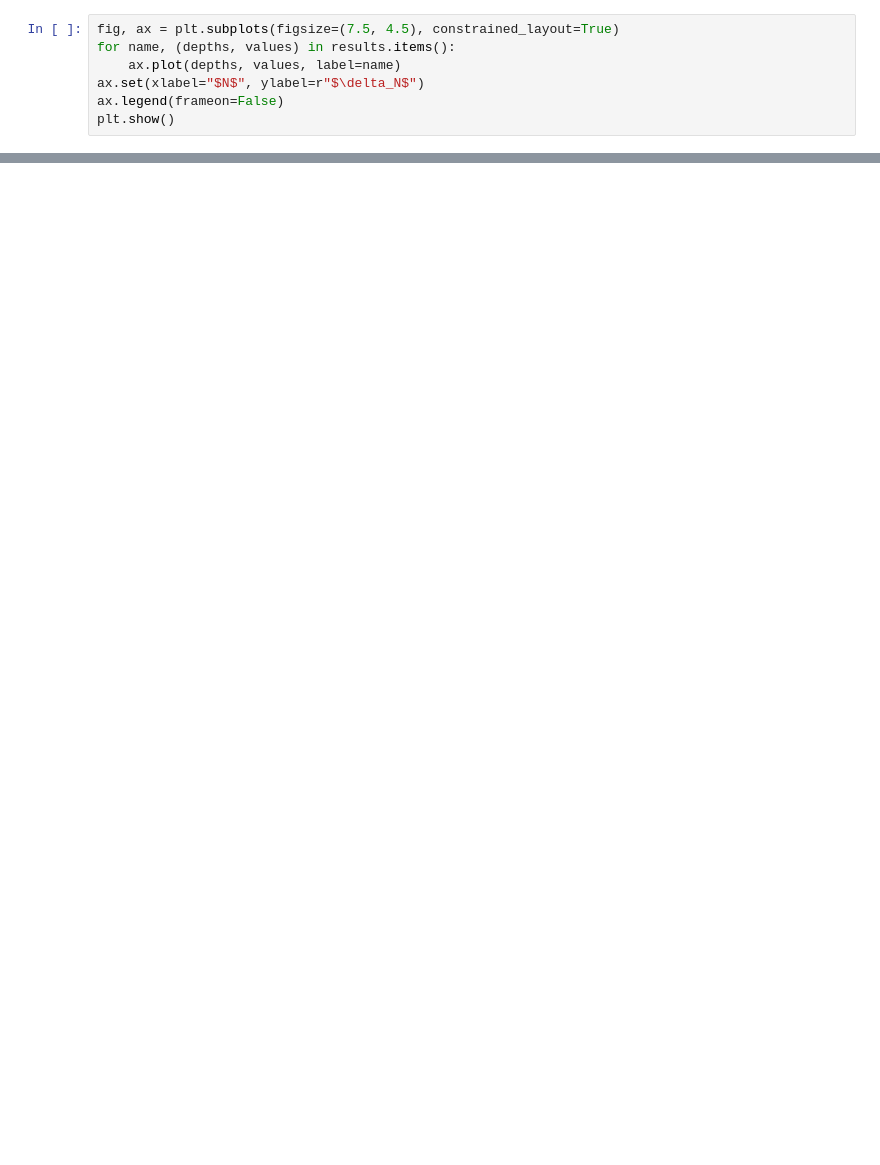
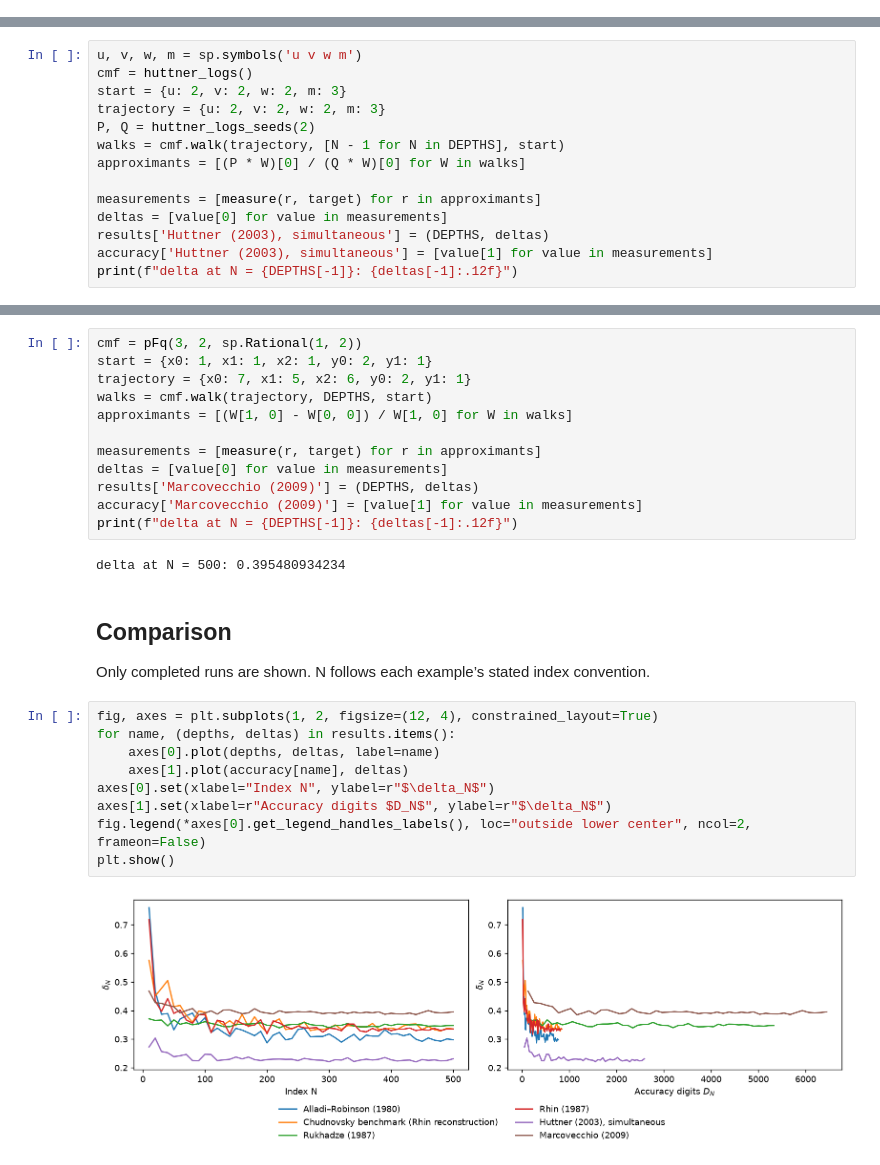
Before and after one commit to RamanujanMachine/new_directions_notebooks, a Jupyter notebook: log2_history.ipynb, the cells around one changed output, grey strips where cells are left out. Saved outputs shown, nothing was run; the diff lists cells and outputs as text; blank space fills up the shorter version.

Commit message:
Standardize historical CMF notebooks and depth-500 results

```diff
--- a/log2_history.ipynb
+++ b/log2_history.ipynb
@@ -196,7 +0,0 @@ delta at source index 1000: 0.224912323470657
-# %%
-fig, ax = plt.subplots(figsize=(7.5, 4.5), constrained_layout=True)
-for name, (depths, values) in results.items():
-    ax.plot(depths, values, label=name)
-ax.set(xlabel="$N$", ylabel=r"$\delta_N$")
-ax.legend(frameon=False)
-plt.show()
@@ -215,0 +141,14 @@ Earlier records, including Rhin's: [Rhin–Viola (1993), introduction](https://w
+# %%
+u, v, w, m = sp.symbols('u v w m')
+cmf = huttner_logs()
+start = {u: 2, v: 2, w: 2, m: 3}
+trajectory = {u: 2, v: 2, w: 2, m: 3}
+P, Q = huttner_logs_seeds(2)
+walks = cmf.walk(trajectory, [N - 1 for N in DEPTHS], start)
+approximants = [(P * W)[0] / (Q * W)[0] for W in walks]
+
+measurements = [measure(r, target) for r in approximants]
+deltas = [value[0] for value in measurements]
+results['Huttner (2003), simultaneous'] = (DEPTHS, deltas)
+accuracy['Huttner (2003), simultaneous'] = [value[1] for value in measurements]
+print(f"delta at N = {DEPTHS[-1]}: {deltas[-1]:.12f}")
@@ -215,0 +164,29 @@ Earlier records, including Rhin's: [Rhin–Viola (1993), introduction](https://w
+# %%
+cmf = pFq(3, 2, sp.Rational(1, 2))
+start = {x0: 1, x1: 1, x2: 1, y0: 2, y1: 1}
+trajectory = {x0: 7, x1: 5, x2: 6, y0: 2, y1: 1}
+walks = cmf.walk(trajectory, DEPTHS, start)
+approximants = [(W[1, 0] - W[0, 0]) / W[1, 0] for W in walks]
+
+measurements = [measure(r, target) for r in approximants]
+deltas = [value[0] for value in measurements]
+results['Marcovecchio (2009)'] = (DEPTHS, deltas)
+accuracy['Marcovecchio (2009)'] = [value[1] for value in measurements]
+print(f"delta at N = {DEPTHS[-1]}: {deltas[-1]:.12f}")
+# %% [output]
+delta at N = 500: 0.395480934234
+# %% [markdown]
+## Comparison
+
+Only completed runs are shown. N follows each example’s stated index convention.
+# %%
+fig, axes = plt.subplots(1, 2, figsize=(12, 4), constrained_layout=True)
+for name, (depths, deltas) in results.items():
+    axes[0].plot(depths, deltas, label=name)
+    axes[1].plot(accuracy[name], deltas)
+axes[0].set(xlabel="Index N", ylabel=r"$\delta_N$")
+axes[1].set(xlabel=r"Accuracy digits $D_N$", ylabel=r"$\delta_N$")
+fig.legend(*axes[0].get_legend_handles_labels(), loc="outside lower center", ncol=2, frameon=False)
+plt.show()
+# %% [output]
+[figure, added]
```
Also changed, not shown: parts of 35 cells of this notebook, 40 other files.
